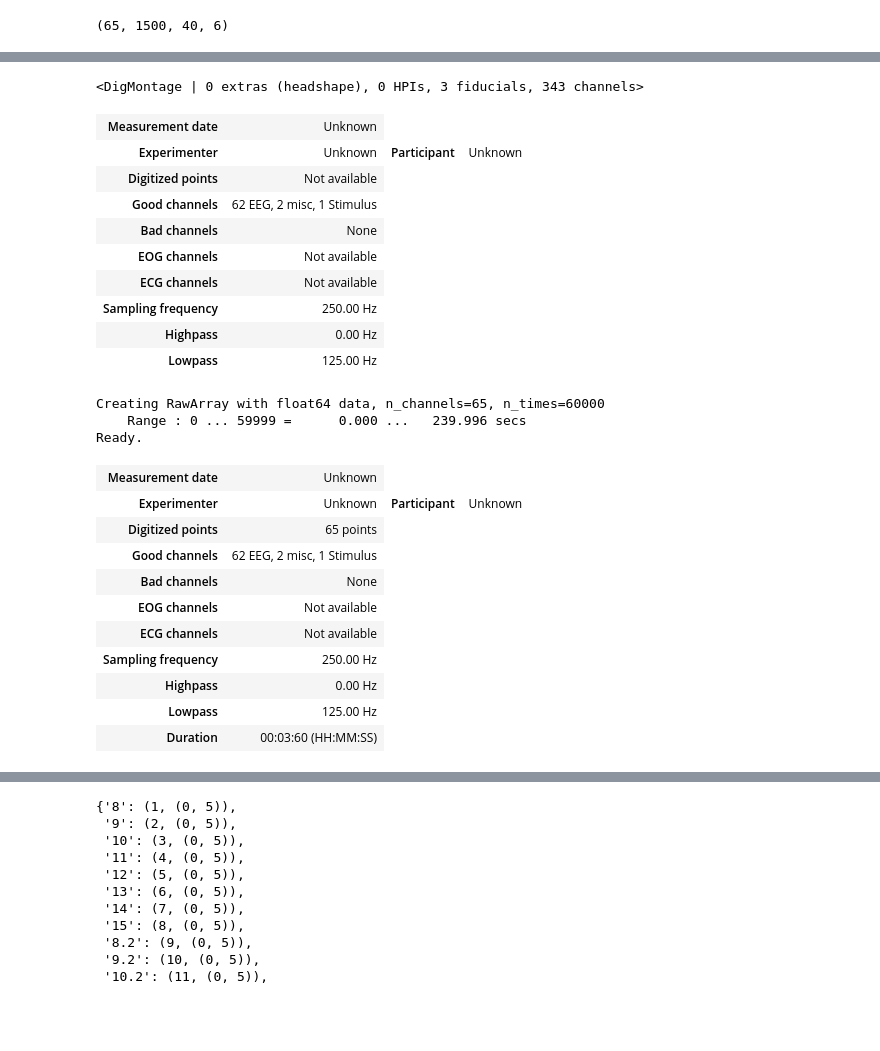
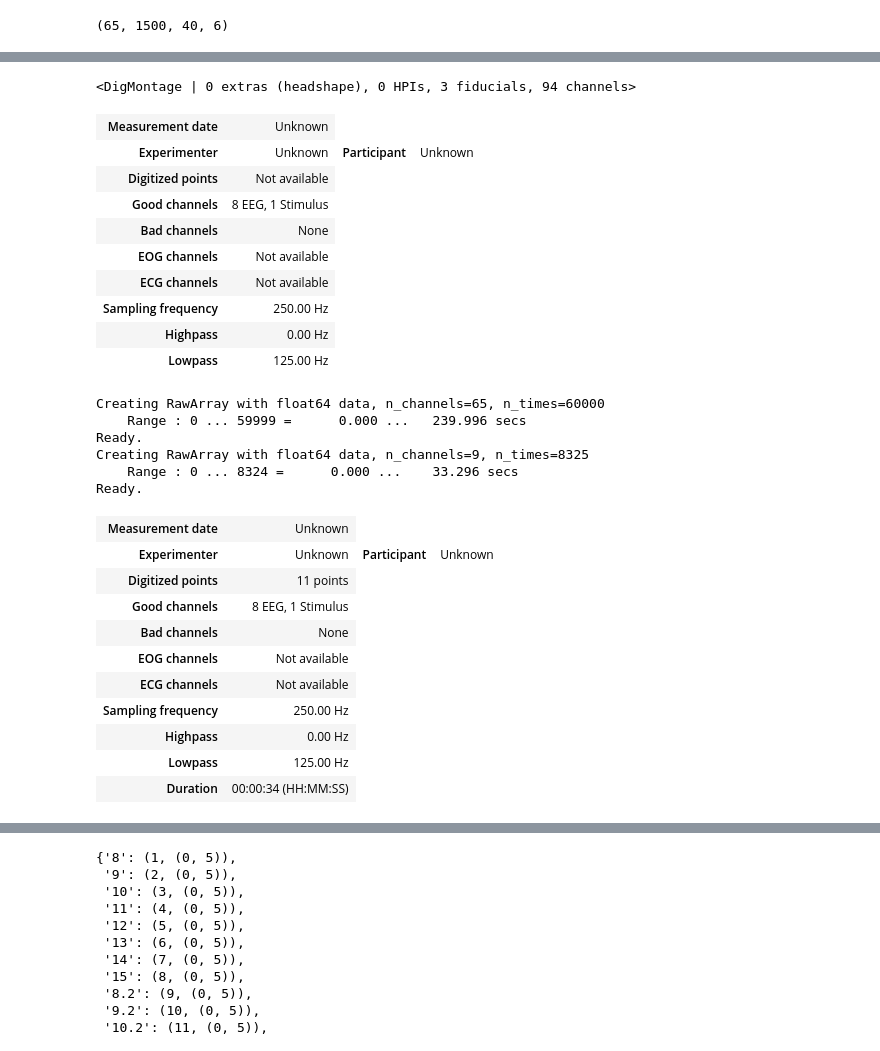
Before and after one commit to sunsun101/MetaBCI, a Jupyter notebook: sunsun_test/mat.ipynb, the cells around one changed output, grey strips where cells are left out. Cells and saved outputs as stored; diff of their text form; code cells hidden in the pictures; blank space fills up the shorter version.

```diff
--- a/sunsun_test/mat.ipynb
+++ b/sunsun_test/mat.ipynb
@@ -69,6 +95,9 @@ epoch_data.shape
 (65, 1500, 40, 6)
 # %%
 data = np.transpose(epoch_data, (0, 3, 2, 1))
-data.shape
+print(data.shape)
+
+data_sunsun = np.transpose(epoch_data_sunsun, (0, 3, 2, 1))
+print(data_sunsun.shape)
 # %% [output]
 (65, 6, 40, 1500)
@@ -78,8 +148,14 @@ montage.rename_channels(
     {ch_name: ch_name.upper() for ch_name in montage.ch_names}
 )
 montage
+
+montage_sunsun = make_standard_montage("standard_1020")
+montage_sunsun.rename_channels(
+    {ch_name: ch_name.upper() for ch_name in montage_sunsun.ch_names}
+)
+montage_sunsun
 # %% [output]
-<DigMontage | 0 extras (headshape), 0 HPIs, 3 fiducials, 343 channels>
+<DigMontage | 0 extras (headshape), 0 HPIs, 3 fiducials, 94 channels>
 # %%
 _CHANNELS = ["FP1","FPZ","FP2","AF3","AF4","F7","F5","F3","F1","FZ","F2","F4","F6","F8","FT7","FC5","FC3","FC1","FCZ","FC2","FC4","FC6","FT8","T7","C5","C3","C1","CZ","C2","C4","C6","T8","TP7","CP5","CP3","CP1","CPZ","CP2","CP4","CP6","TP8","P7","P5","P3","P1","PZ","P2","P4","P6","P8","PO7","PO5","PO3","POZ","PO4","PO6","PO8","O1","OZ","O2"]
 ch_names = [ch_name.upper() for ch_name in _CHANNELS]
@@ -91,14 +167,24 @@ ch_types = ["eeg"] * 65
 ch_types[59] = "misc"
 ch_types[63] = "misc"
 ch_types[-1] = "stim"
+# %%
+_CHANNELS_SUNSUN = ['Fz', 'C3', 'Cz', 'C4', 'Pz', 'PO7', 'Oz', 'PO8', 'STIM MARKERS']
+_FREQS = [8, 8.2, 8.4, 8.6, 8.8, 9, 9.2, 9.4, 9.6]
+_PHASES = [0 , 0.35 , 0.70 , 1.05 , 1.40 , 1.75, 0.10, 0.45, 0.80]
+ch_names_sunsun = [ch_name.upper() for ch_name in _CHANNELS_SUNSUN]
+ch_types_sunsun = ["eeg"] * 9
+ch_types_sunsun[-1] = "stim"
 # %%
 info = create_info(ch_names=ch_names, ch_types=ch_types, sfreq=250)
 info
+
+info_sunsun = create_info(ch_names=ch_names_sunsun, ch_types=ch_types_sunsun, sfreq=250)
+info_sunsun
 # %% [output]
 | Measurement date | Unknown |
 | Experimenter | Unknown | Participant | Unknown |
 | Digitized points | Not available |
-| Good channels | 62 EEG, 2 misc, 1 Stimulus |
+| Good channels | 8 EEG, 1 Stimulus |
 | Bad channels | None |
 | EOG channels | Not available |
 | ECG channels | Not available |
@@ -108,24 +194,34 @@ info
 # %%
 raw = RawArray(
         data=np.reshape(data[:, 0, ...], (data.shape[0], -1)),
         info=info
     )
 raw.set_montage(montage)
+
+
+raw_sunsun = RawArray(
+        data=np.reshape(data_sunsun[:, 0, ...], (data_sunsun.shape[0], -1)),
+        info=info_sunsun
+    )
+raw_sunsun.set_montage(montage_sunsun)
 # %% [output]
 Creating RawArray with float64 data, n_channels=65, n_times=60000
     Range : 0 ... 59999 =      0.000 ...   239.996 secs
 Ready.
+Creating RawArray with float64 data, n_channels=9, n_times=8325
+    Range : 0 ... 8324 =      0.000 ...    33.296 secs
+Ready.
 | Measurement date | Unknown |
 | Experimenter | Unknown | Participant | Unknown |
-| Digitized points | 65 points |
-| Good channels | 62 EEG, 2 misc, 1 Stimulus |
+| Digitized points | 11 points |
+| Good channels | 8 EEG, 1 Stimulus |
 | Bad channels | None |
 | EOG channels | Not available |
 | ECG channels | Not available |
 | Sampling frequency | 250.00 Hz |
 | Highpass | 0.00 Hz |
 | Lowpass | 125.00 Hz |
-| Duration | 00:03:60 (HH:MM:SS) |
+| Duration | 00:00:34 (HH:MM:SS) |
 # %%
 raw.plot()
 plt.show()
```
Also changed, not shown: parts of 11 cells of this notebook, 4 other files.
